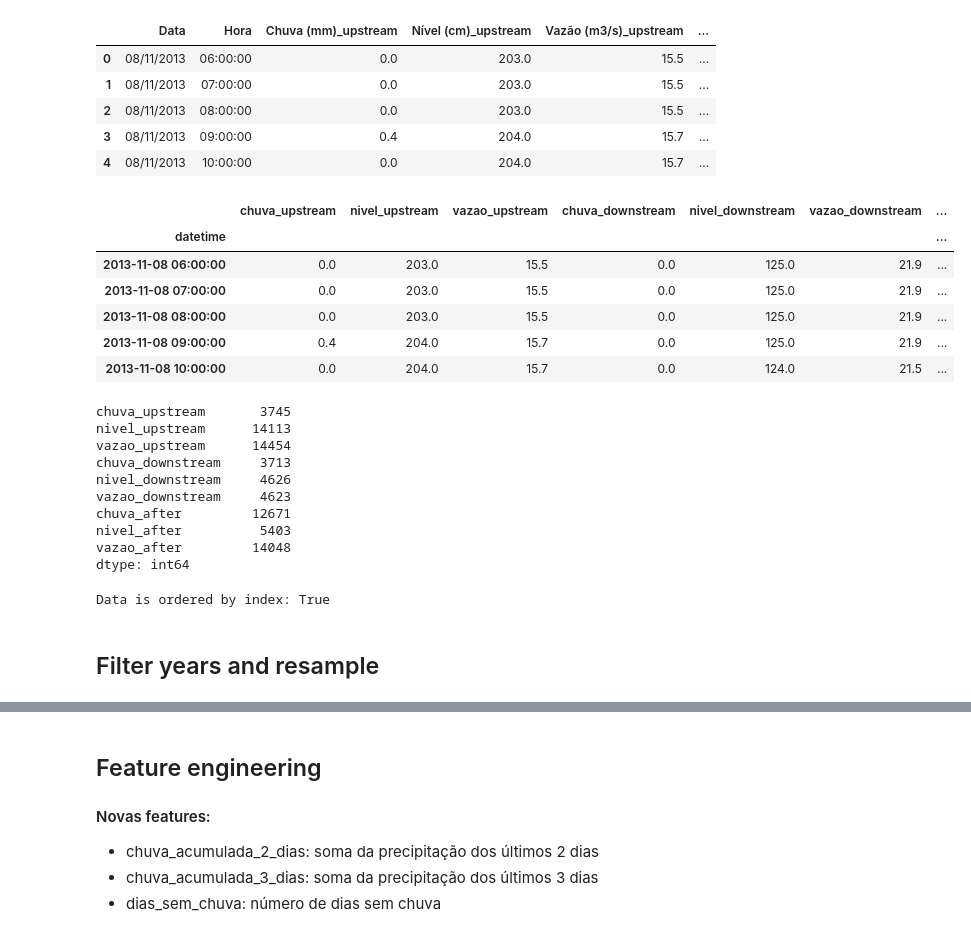
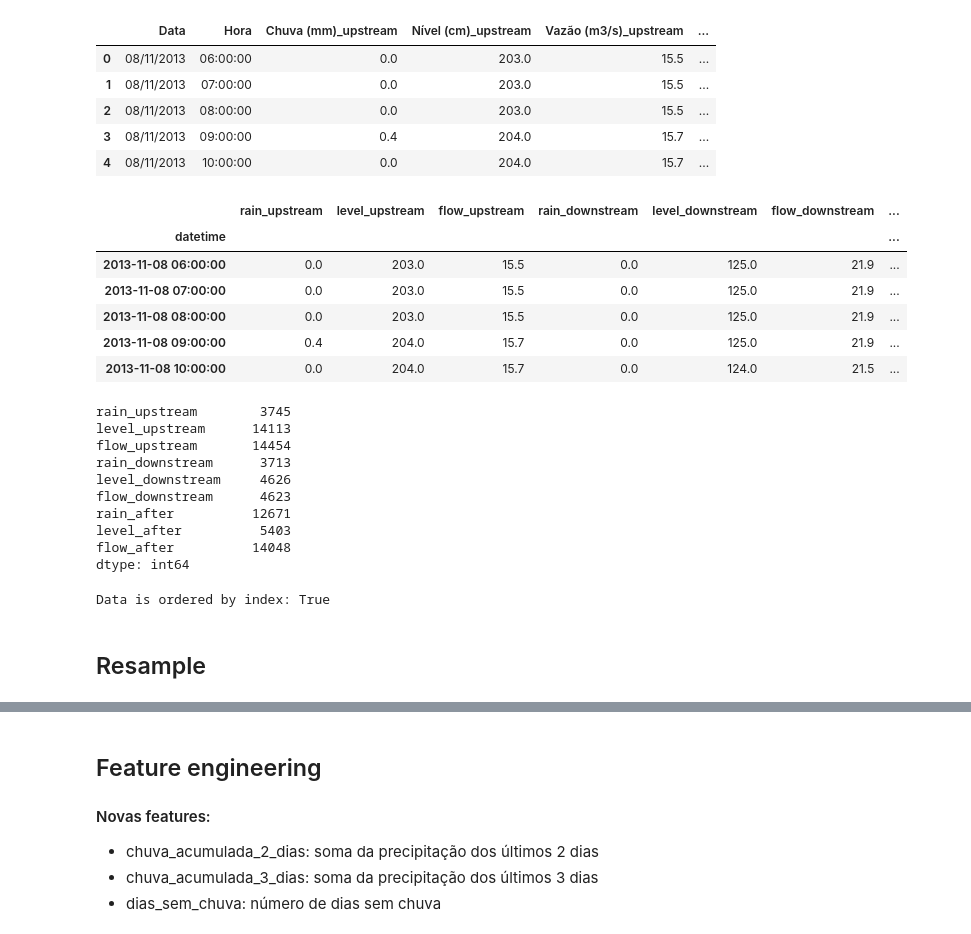
Before and after one commit to brunoconterato/gs-disaster, a Jupyter notebook: src/1. Process Data.ipynb, the cells around one changed output, grey strips where cells are left out. Saved outputs shown, nothing was run; the diff lists cells and outputs as text; code cells hidden in the pictures.

```diff
--- a/src/1. Process Data.ipynb
+++ b/src/1. Process Data.ipynb
@@ -90,28 +91,28 @@ data.head()
 # %%
 data.rename(
     columns={
-        "Chuva (mm)_upstream": "chuva_upstream",
-        "Nível (cm)_upstream": "nivel_upstream",
-        "Chuva (mm)_downstream": "chuva_downstream",
-        "Nível (cm)_downstream": "nivel_downstream",
-        "Chuva (mm)_after": "chuva_after",
-        "Nível (cm)_after": "nivel_after",
-        "Data": "data",
-        "Hora": "hora",
-        "Vazão (m3/s)_upstream": "vazao_upstream",
-        "Vazão (m3/s)_downstream": "vazao_downstream",
-        "Vazão (m3/s)_after": "vazao_after",
+        "Chuva (mm)_upstream": "rain_upstream",
+        "Nível (cm)_upstream": "level_upstream",
+        "Chuva (mm)_downstream": "rain_downstream",
+        "Nível (cm)_downstream": "level_downstream",
+        "Chuva (mm)_after": "rain_after",
+        "Nível (cm)_after": "level_after",
+        "Vazão (m3/s)_upstream": "flow_upstream",
+        "Vazão (m3/s)_downstream": "flow_downstream",
+        "Vazão (m3/s)_after": "flow_after",
+        "Data": "date",
+        "Hora": "hour",
     },
     inplace=True,
 )
 
-data["datetime"] = pd.to_datetime(data["data"] + " " + data["hora"], dayfirst=True)
-data.drop(columns=["data", "hora"], inplace=True)
+data["datetime"] = pd.to_datetime(data["date"] + " " + data["hour"], dayfirst=True)
+data.drop(columns=["date", "hour"], inplace=True)
 data.set_index("datetime", inplace=True)
 
 data.head()
 # %% [output]
-|  | chuva_upstream | nivel_upstream | vazao_upstream | chuva_downstream | nivel_downstream | vazao_downstream | ... |
+|  | rain_upstream | level_upstream | flow_upstream | rain_downstream | level_downstream | flow_downstream | ... |
 | datetime |  |  |  |  |  |  | ... |
 | 2013-11-08 06:00:00 | 0.0 | 203.0 | 15.5 | 0.0 | 125.0 | 21.9 | ... |
 | 2013-11-08 07:00:00 | 0.0 | 203.0 | 15.5 | 0.0 | 125.0 | 21.9 | ... |
@@ -123,15 +124,15 @@ data.head()
 missing_counts = data.isnull().sum()
 missing_counts
 # %% [output]
-chuva_upstream       3745
-nivel_upstream      14113
-vazao_upstream      14454
-chuva_downstream     3713
-nivel_downstream     4626
-vazao_downstream     4623
-chuva_after         12671
-nivel_after          5403
-vazao_after         14048
+rain_upstream        3745
+level_upstream      14113
+flow_upstream       14454
+rain_downstream      3713
+level_downstream     4626
+flow_downstream      4623
+rain_after          12671
+level_after          5403
+flow_after          14048
 dtype: int64
 # %%
 # Fill missing values with the next valid observation
@@ -143,4 +144,4 @@ print(f"Data is ordered by index: {is_ordered}")
 # %% [output]
 Data is ordered by index: True
 # %% [markdown]
-## Filter years and resample
+## Resample
```
Also changed, not shown: parts of 9 cells of this notebook, 2 other files.
